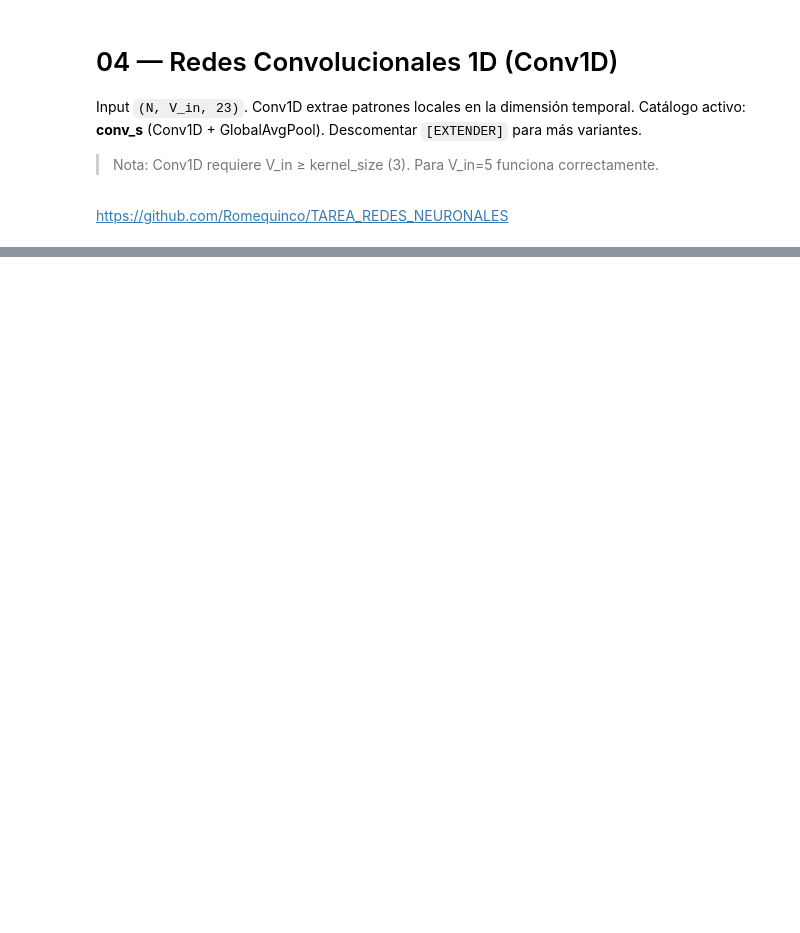
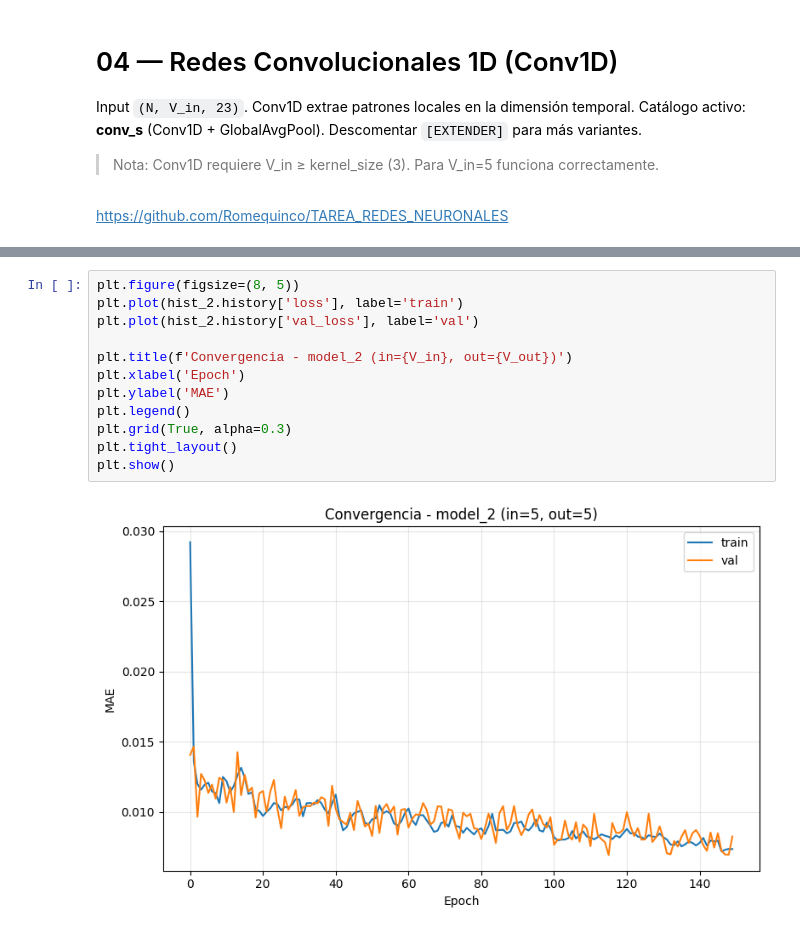
Before and after one commit to Romequinco/TAREA_REDES_NEURONALES, a Jupyter notebook: notebooks/04_convolucionales.ipynb, the cells around one changed output, grey strips where cells are left out. Drawn from its saved outputs; the diff is of its cells as text; blank space fills up the shorter version.

```diff
--- a/notebooks/04_convolucionales.ipynb
+++ b/notebooks/04_convolucionales.ipynb
@@ -115,0 +250,14 @@ plot_mae_matrix(mat, title='Conv1D — mejor MAE test')
+# %%
+plt.figure(figsize=(8, 5))
+plt.plot(hist_2.history['loss'], label='train')
+plt.plot(hist_2.history['val_loss'], label='val')
+
+plt.title(f'Convergencia - model_2 (in={V_in}, out={V_out})')
+plt.xlabel('Epoch')
+plt.ylabel('MAE')
+plt.legend()
+plt.grid(True, alpha=0.3)
+plt.tight_layout()
+plt.show()
+# %% [output]
+[figure, added]
```
Also changed, not shown: parts of 50 cells of this notebook.
